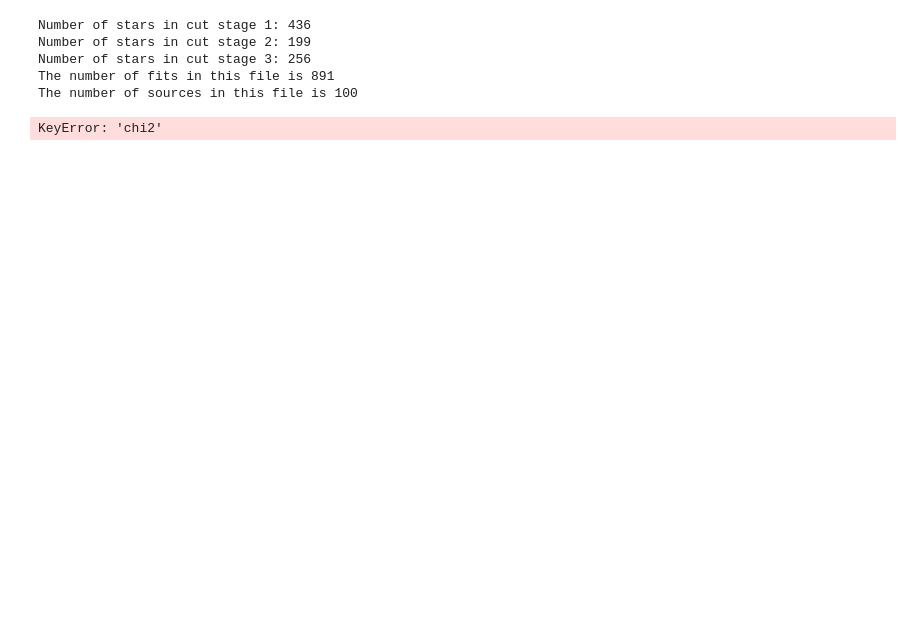
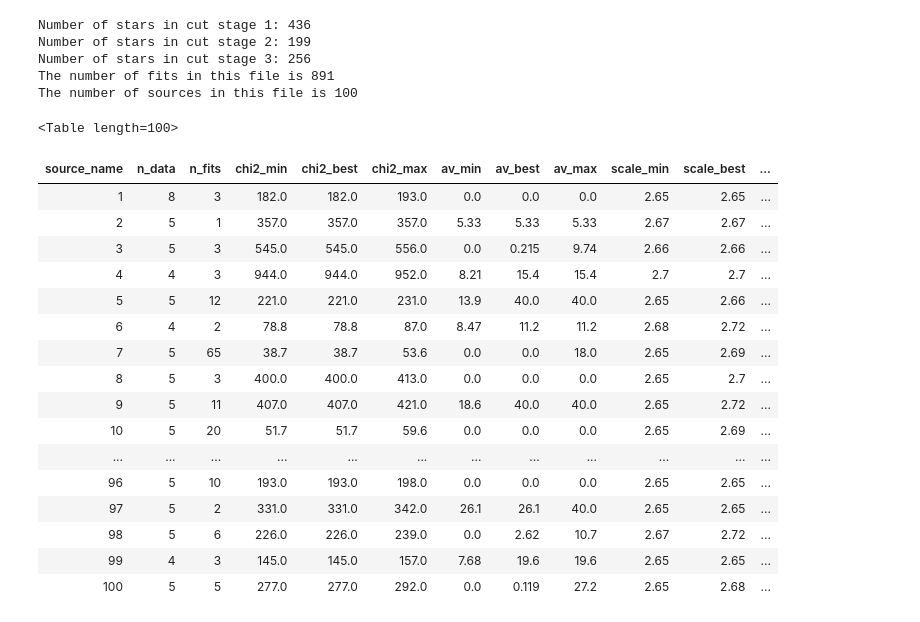
Before and after one commit to MichaelSharp7/YSOs, a Jupyter notebook: Analyse_SEDs.ipynb, the cells around one changed output. Drawn from its saved outputs; the diff is of its cells as text; code cells hidden in the pictures; blank space fills up the shorter version.

```diff
--- a/Analyse_SEDs.ipynb
+++ b/Analyse_SEDs.ipynb
@@ -35,23 +35,25 @@ p_data = ascii.read(param_file)
 param_range_file = '/scratch/s1625982/NGC6822/env/Output_SED/YSO_2006/param_ranges1to100.csv'
 pr_data = ascii.read(param_range_file)
 
-# Define solar radius and Stefan-Boltzmann constant
+# Define solar radius, Stefan-Boltzmann constant and temperature of the Sun
 sigma = const.Stefan_Boltzmann
 R_sun = 6.957e+08 * u.m
 T_sun = 5778 * u.Kelvin
 
+# Define function to write a flag to a column at indexed positions.
+# This writes the flags to the parameter file (not the ranges file)
 def write_column(crit,name,flag):
     print("Number of stars in cut "+name+' '+str(flag)+": {}".format(len(crit[0])))
     for i in range(len(crit[0])):
         p_data[name][crit[0][i]]=flag
 
-# Create column for luminosity and calculate in units of L☉
+# Create columns for luminosity in both files and calculate in units of L☉
 p_data['luminosity']=0
 p_data['luminosity']=(((p_data['rstar'])**2)*((p_data['tstar'])**4)/T_sun**4)
-pr_data['luminosity']=0
-pr_data['luminosity']=(((pr_data['rstar_best'])**2)*((pr_data['tstar_best'])**4)/T_sun**4)
+pr_data['lum_best']=0
+pr_data['lum_best']=(((pr_data['rstar_best'])**2)*((pr_data['tstar_best'])**4)/T_sun**4)
 
-# Create column for YSO stage
+# Determine YSO evolutionary stages
 p_data['stage']=0
 idx_stage_1 = np.where(p_data['mdot']>=10**-6)
 idx_stage_2 = np.where((p_data['mdot']<10**-6) & (p_data['mdisk']>10**-6))
@@ -60,12 +62,15 @@ write_column(idx_stage_1,'stage',1)
 write_column(idx_stage_2,'stage',2)
 write_column(idx_stage_3,'stage',3)
 
+# Print the total number of fits in the parameter file
 num_fits = len(p_data['source_name'])
 print("The number of fits in this file is",num_fits)
+# Print the total number of sources in the ranges file
 num_sources = len(pr_data['source_name'])
 print("The number of sources in this file is",num_sources)
 
-# Build array of n_fits corresponding to each source
+# Build array of n_fits corresponding to each source.
+# This writes a '1' to a new column to flag if that row starts a new source
 source_num = 0
 p_data['new_source?']=0
 arr_new_source = np.array([])
@@ -76,15 +81,13 @@ for i in range(num_fits):
         p_data['new_source?'][i]=1
     source_num = p_data['source_name'][i]
 
-
-
-
+# Define a list of parameters to find MADs for
 param_list = ['chi2','av','scale','time','massc','rstar','tstar','mdot',
              'rmax','theta','rmine','mdisk','rmaxd','rmind','rmind(au)',
              'rc','rchole','zmin','a','b','alpha','rhoconst','rhoamb',
              'mdotdisk','incl.','av_int','tau60','ltot','h100']
 
-# Find MAD for each parameter
+# Find MAD for each parameter above
 # Set up empty columns for each MAD in ranges file
 p_data['L_MAD']=0
 pr_data['L_MAD']=0
@@ -92,64 +95,75 @@ for i in range(len(param_list)):
     param_mad_name = param_list[i]+'_MAD'
     p_data[param_mad_name]=0
     pr_data[param_mad_name]=0
+
 # For each source in the table find the MADs
 idx_new_source = np.where(p_data['new_source?']==1)
 
-
+# Cycle through each fit for each source to get luminosity MAD
 counter = 0
 for i in range(num_sources):
     counter = counter + 1
-    L_best = pr_data['luminosity'][i]
-    #print(i,"Lbest", L_best)
+    L_best = pr_data['lum_best'][i]
     n_fits_for_source = pr_data['n_fits'][i]
     arr_MAD = np.array([])
     if n_fits_for_source > 1:
         for j in range(n_fits_for_source-1):
             dev = np.array([abs(L_best - p_data['luminosity'][counter])])
             arr_MAD = np.append(arr_MAD, dev)
-            #print("lum",p_data['luminosity'][counter])
-            #print(i,"dev", dev)
             counter = counter + 1
         MAD_value = np.median(arr_MAD)
     else:
         MAD_value = 0
 
-    #print(i,"arrMAD", arr_MAD)
-    #print("\n")
     pr_data['L_MAD'][i] = MAD_value
 
 # Run this again for all other non-user-calculated parameters
+# Cycle through all parameters listed above
 for n in range(len(param_list)):
+    counter = 0
     for i in range(num_sources):
         counter = counter + 1
-        L_best = pr_data[param_list[n]][i]
-        #print(i,"Lbest", L_best)
+        param_best_name = param_list[n]+'_best'
+        param_best = pr_data[param_best_name][i]
         n_fits_for_source = pr_data['n_fits'][i]
         arr_MAD = np.array([])
         if n_fits_for_source > 1:
             for j in range(n_fits_for_source-1):
-                dev = np.array([abs(L_best - p_data[param_list[n]][counter])])
+                dev = np.array([abs(param_best - p_data[param_list[n]][counter])])
                 arr_MAD = np.append(arr_MAD, dev)
-                #print("lum",p_data['luminosity'][counter])
-                #print(i,"dev", dev)
                 counter = counter + 1
             MAD_value = np.median(arr_MAD)
         else:
             MAD_value = 0
 
-        #print(i,"arrMAD", arr_MAD)
-        #print("\n")
         param_mad_name = param_list[n]+'_MAD'
         pr_data[param_mad_name][i] = MAD_value
 
-#pr_data.show_in_notebook()
+pr_data.show_in_notebook()
 # %% [output]
 Number of stars in cut stage 1: 436
 Number of stars in cut stage 2: 199
 Number of stars in cut stage 3: 256
 The number of fits in this file is 891
 The number of sources in this file is 100
-KeyError: 'chi2'
+<Table length=100>
+| source_name | n_data | n_fits | chi2_min | chi2_best | chi2_max | av_min | av_best | av_max | scale_min | scale_best | ... |
+| 1 | 8 | 3 | 182.0 | 182.0 | 193.0 | 0.0 | 0.0 | 0.0 | 2.65 | 2.65 | ... |
+| 2 | 5 | 1 | 357.0 | 357.0 | 357.0 | 5.33 | 5.33 | 5.33 | 2.67 | 2.67 | ... |
+| 3 | 5 | 3 | 545.0 | 545.0 | 556.0 | 0.0 | 0.215 | 9.74 | 2.66 | 2.66 | ... |
+| 4 | 4 | 3 | 944.0 | 944.0 | 952.0 | 8.21 | 15.4 | 15.4 | 2.7 | 2.7 | ... |
+| 5 | 5 | 12 | 221.0 | 221.0 | 231.0 | 13.9 | 40.0 | 40.0 | 2.65 | 2.66 | ... |
+| 6 | 4 | 2 | 78.8 | 78.8 | 87.0 | 8.47 | 11.2 | 11.2 | 2.68 | 2.72 | ... |
+| 7 | 5 | 65 | 38.7 | 38.7 | 53.6 | 0.0 | 0.0 | 18.0 | 2.65 | 2.69 | ... |
+| 8 | 5 | 3 | 400.0 | 400.0 | 413.0 | 0.0 | 0.0 | 0.0 | 2.65 | 2.7 | ... |
+| 9 | 5 | 11 | 407.0 | 407.0 | 421.0 | 18.6 | 40.0 | 40.0 | 2.65 | 2.72 | ... |
+| 10 | 5 | 20 | 51.7 | 51.7 | 59.6 | 0.0 | 0.0 | 0.0 | 2.65 | 2.69 | ... |
+| ... | ... | ... | ... | ... | ... | ... | ... | ... | ... | ... | ... |
+| 96 | 5 | 10 | 193.0 | 193.0 | 198.0 | 0.0 | 0.0 | 0.0 | 2.65 | 2.65 | ... |
+| 97 | 5 | 2 | 331.0 | 331.0 | 342.0 | 26.1 | 26.1 | 40.0 | 2.65 | 2.65 | ... |
+| 98 | 5 | 6 | 226.0 | 226.0 | 239.0 | 0.0 | 2.62 | 10.7 | 2.67 | 2.72 | ... |
+| 99 | 4 | 3 | 145.0 | 145.0 | 157.0 | 7.68 | 19.6 | 19.6 | 2.65 | 2.65 | ... |
+| 100 | 5 | 5 | 277.0 | 277.0 | 292.0 | 0.0 | 0.119 | 27.2 | 2.65 | 2.68 | ... |
 # %%
 p_data.show_in_notebook()
 # %% [output]
```
Also changed, not shown: 3 other files.
